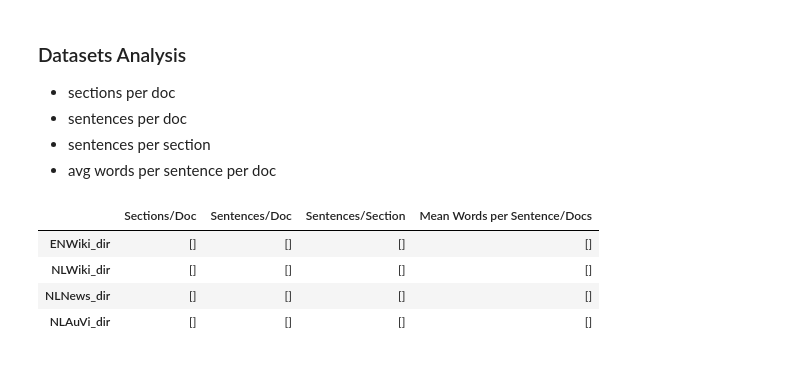
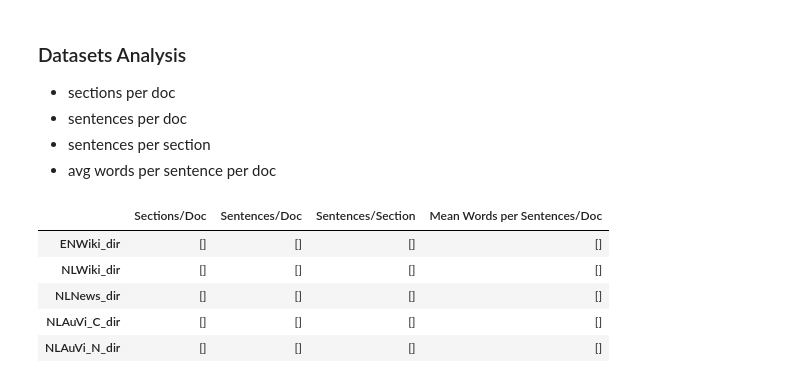
Before and after one commit to DoubleGio/text_segmentation, a Jupyter notebook: Notebooks/dataset_analysis.ipynb, the cells around one changed output. Drawn from its saved outputs; the diff is of its cells as text; code cells hidden in the pictures.

```diff
--- a/Notebooks/dataset_analysis.ipynb
+++ b/Notebooks/dataset_analysis.ipynb
@@ -25,27 +25,29 @@ def reject_outliers(data: Union[list, np.array], m=2):
 # %%
 bases = {
     'ENWiki_dir': ENWIKI_LOC,
     'NLWiki_dir': NLWIKI_LOC,
     'NLNews_dir': NLNEWS_LOC,
-    'NLAuVi_dir': NLAUVI_LOC,
+    'NLAuVi_C_dir': NLAUVI_LOC_C,
+    'NLAuVi_N_dir': NLAUVI_LOC_N
 }
 metrics = [
     'Sections/Doc',
     'Sentences/Doc',
     'Sentences/Section',
     'Mean Words per Sentences/Doc'
 ]
 table = pd.DataFrame(
     [[[] for _ in range(len(metrics))] for _ in range(len(bases.keys()))], # Initializes empty lists for each cell
     index=bases.keys(), columns=metrics
 )
 table
 # %% [output]
-|  | Sections/Doc | Sentences/Doc | Sentences/Section | Mean Words per Sentence/Docs |
+|  | Sections/Doc | Sentences/Doc | Sentences/Section | Mean Words per Sentences/Doc |
 | ENWiki_dir | [] | [] | [] | [] |
 | NLWiki_dir | [] | [] | [] | [] |
 | NLNews_dir | [] | [] | [] | [] |
-| NLAuVi_dir | [] | [] | [] | [] |
+| NLAuVi_C_dir | [] | [] | [] | [] |
+| NLAuVi_N_dir | [] | [] | [] | [] |
 # %%
 # Fill in the table
 for dataset, dir in tqdm(bases.items(), desc='Datasets processed'):
```
Also changed, not shown: parts of 7 cells of this notebook, 3 other files.
